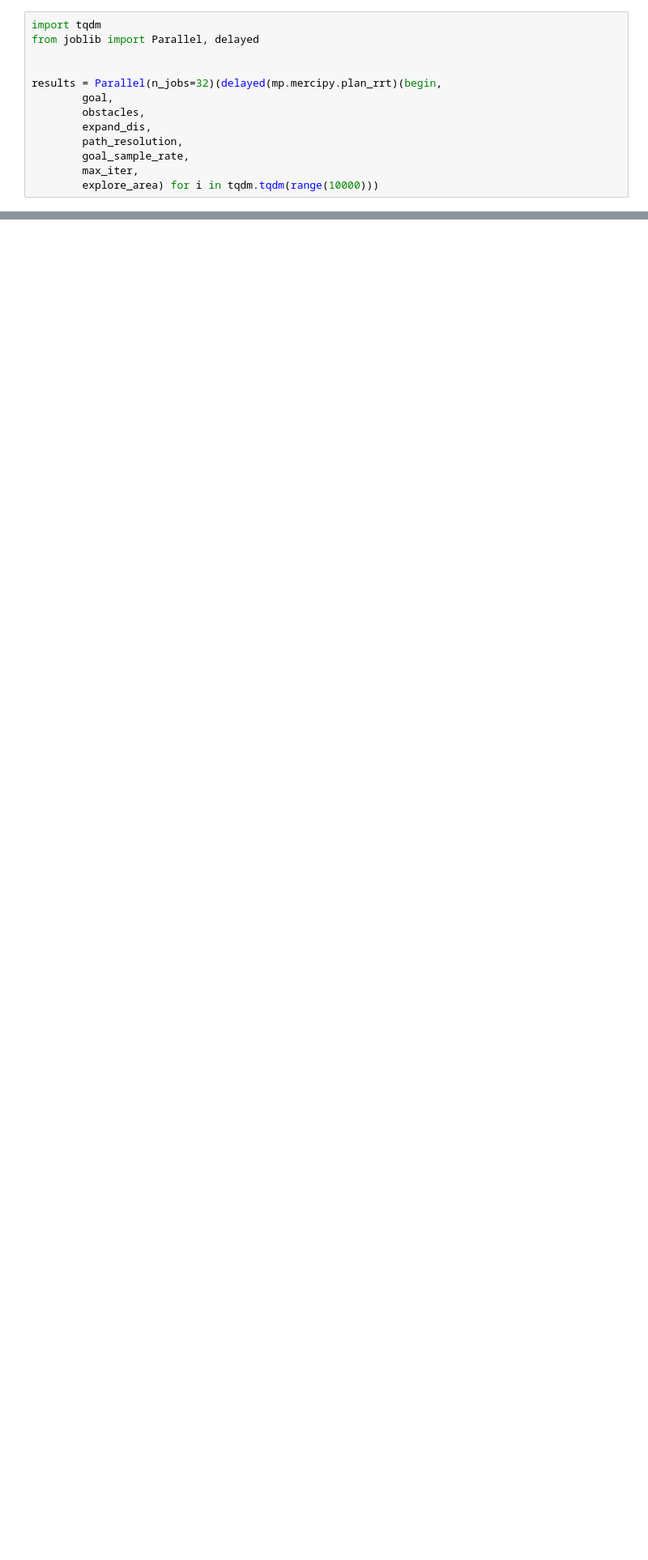
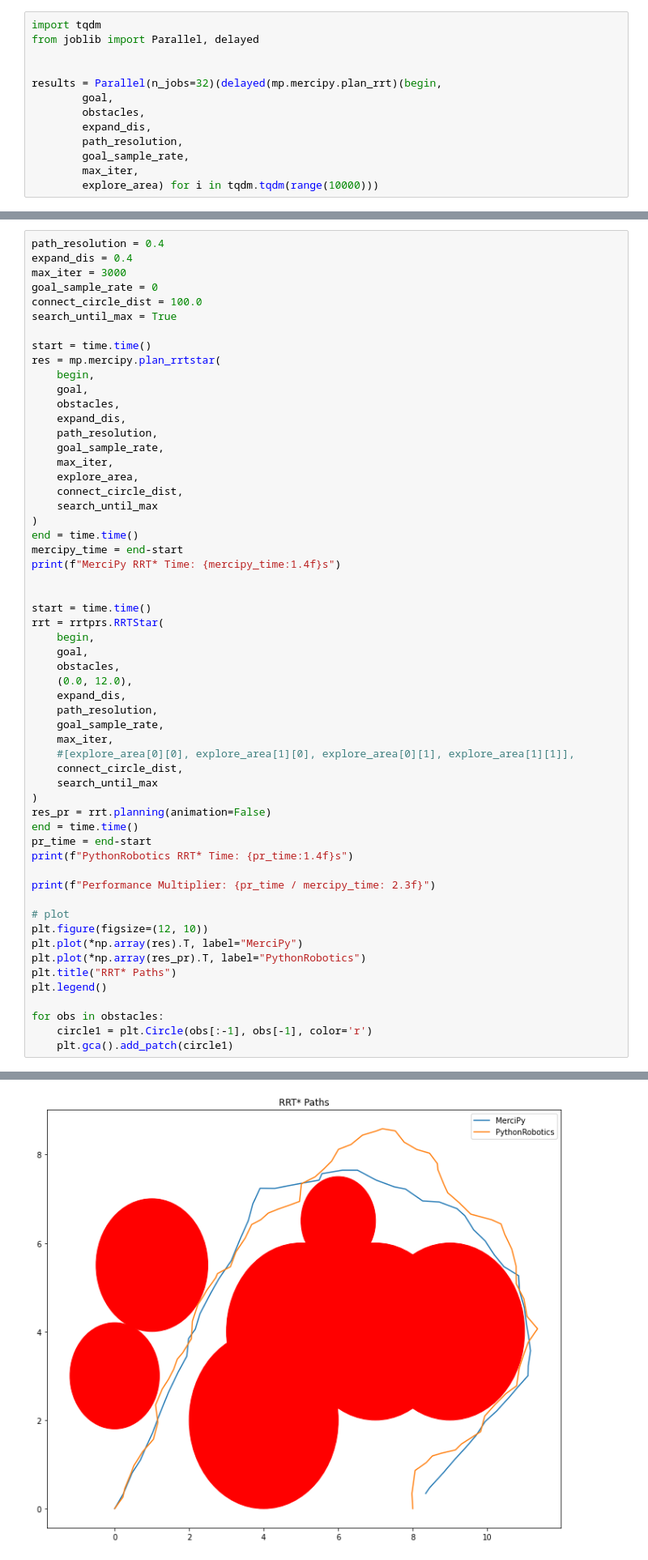
Before and after one commit to EthanJamesLew/RRT_Merci, a Jupyter notebook: notebooks/rrt-benchmark.ipynb, the cells around one changed output, grey strips where cells are left out. Shown: that part at 81% size. Drawn from its saved outputs; the diff is of its cells as text; blank space fills up the shorter version.

```diff
--- a/notebooks/rrt-benchmark.ipynb
+++ b/notebooks/rrt-benchmark.ipynb
@@ -121,0 +125,58 @@ plt.show()
+# %%
+path_resolution = 0.4
+expand_dis = 0.4
+max_iter = 3000
+goal_sample_rate = 0
+connect_circle_dist = 100.0
+search_until_max = True
+
+start = time.time()
+res = mp.mercipy.plan_rrtstar(
+    begin,
+    goal,
+    obstacles,
+    expand_dis,
+    path_resolution,
+    goal_sample_rate,
+    max_iter,
+    explore_area,
+    connect_circle_dist,
+    search_until_max
+)
+end = time.time()
+mercipy_time = end-start
+print(f"MerciPy RRT* Time: {mercipy_time:1.4f}s")
+
+
+start = time.time()
+rrt = rrtprs.RRTStar(
+    begin,
+    goal,
+    obstacles,
+    (0.0, 12.0),
+    expand_dis,
+    path_resolution,
+    goal_sample_rate,
+    max_iter,
+    #[explore_area[0][0], explore_area[1][0], explore_area[0][1], explore_area[1][1]],
+    connect_circle_dist,
+    search_until_max
+)
+res_pr = rrt.planning(animation=False)
+end = time.time()
+pr_time = end-start
+print(f"PythonRobotics RRT* Time: {pr_time:1.4f}s")
+
+print(f"Performance Multiplier: {pr_time / mercipy_time: 2.3f}")
+
+# plot
+plt.figure(figsize=(12, 10))
+plt.plot(*np.array(res).T, label="MerciPy")
+plt.plot(*np.array(res_pr).T, label="PythonRobotics")
+plt.title("RRT* Paths")
+plt.legend()
+
+for obs in obstacles:
+    circle1 = plt.Circle(obs[:-1], obs[-1], color='r')
+    plt.gca().add_patch(circle1)
+# %% [output]
@@ -122,3 +186,4 @@ plt.show()
+[figure, added]
 # %% [markdown]
 ## Obstacles Performance
 
```
Also changed, not shown: parts of 7 cells of this notebook, 2 other files.
